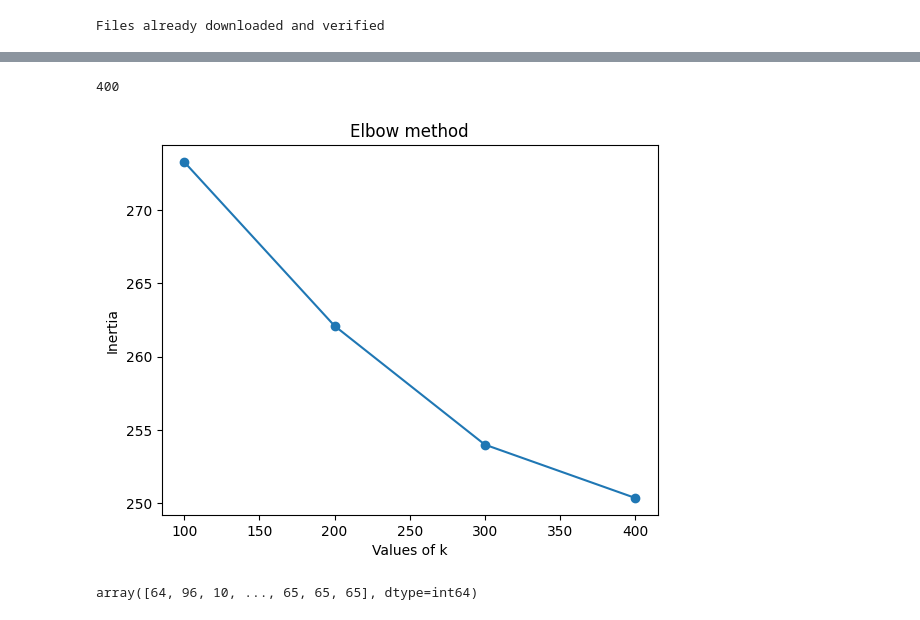
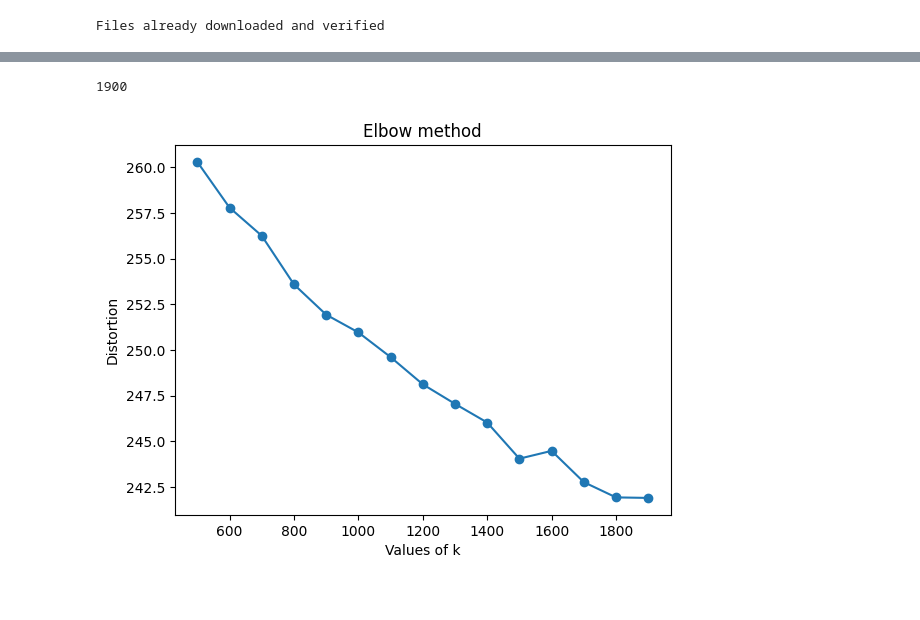
Before and after one commit to HouskaVojtech/image_filtering, a Jupyter notebook: assignment_4/assignment_4.ipynb, the cells around one changed output, grey strips where cells are left out. Saved outputs shown, nothing was run; the diff lists cells and outputs as text; code cells hidden in the pictures.

```diff
--- a/assignment_4/assignment_4.ipynb
+++ b/assignment_4/assignment_4.ipynb
@@ -76,3 +111,4 @@ imshow_key_points(np.array(img_ex))
 # %%
+key_points, descriptors = get_sift_descriptors(dataset)
 _, train_descriptors = get_sift_descriptors(train_dataset)
 _, test_descriptors = get_sift_descriptors(test_dataset)
@@ -105,27 +115,30 @@ def elbow(ks, inertias):
 # %%
-inertias = {}
-clusters = {}
-distortions = {}
-ks = range(100, 500, 100)
-criteria = (cv.TERM_CRITERIA_EPS + cv.TERM_CRITERIA_MAX_ITER, 10, 1.0)
-flags = cv.KMEANS_RANDOM_CENTERS
-cluster_centers = {}
-pred_labels = {}
+ks = range(500, 2000, 100)
 
-for k in ks:
-    print(k, end='\r')
-    # kmeans = KMeans(n_clusters=k)
-    # kmeans.fit(train_descriptors)
-    # inertias[k] = kmeans.inertia_
-    # clusters[k] = kmeans.cluster_centers_
-    # kmeans.predict(test_descriptors)
-    compactness, labels, centers = cv.kmeans(train_descriptors, k, None, criteria, 10, flags)
-    pred_labels[k] = labels
-    cluster_centers[k] = centers
-    distortions[k] = sum(np.min(spatial.distance.cdist(train_descriptors, centers, 'euclidean'), axis=1)) / len(train_descriptors)
+
+def kmeans_clustering(descriptors):
+    criteria = (cv.TERM_CRITERIA_EPS + cv.TERM_CRITERIA_MAX_ITER, 10, 1.0)
+    flags = cv.KMEANS_RANDOM_CENTERS
+    distortions = {}
+    cluster_centroids = {}
+    pred_labels = {}
+    desc = np.concatenate(list(descriptors.values()))
+
+    for k in ks:
+        print(k, end='\r')
+        compactness, labels, centers = cv.kmeans(desc, k, None, criteria, 10, flags)
+        pred_labels[k] = labels
+        cluster_centroids[k] = centers
+        dist = np.min(spatial.distance.cdist(desc, centers, 'euclidean'), axis=1)
+        distortions[k] = sum(dist / len(desc))
+
+    return cluster_centroids, distortions
-# %% [output]
-400
+# %%
+train_centroids, train_distortions = kmeans_clustering(train_descriptors)
+test_centroids, test_distortions = kmeans_clustering(test_descriptors)
+# %% [output]
+1900
 # %%
-elbow(ks, list(distortions.values()))
+elbow(ks, list(train_distortions.values()))
 # %% [output]
-[figure, old version]
+[figure, new version]
@@ -135,4 +144,0 @@ dist, idx = tree.query(train_descriptors)
-# %%
-idx
-# %% [output]
-array([64, 96, 10, ..., 65, 65, 65], dtype=int64)
```
Also changed, not shown: parts of 18 cells of this notebook.
